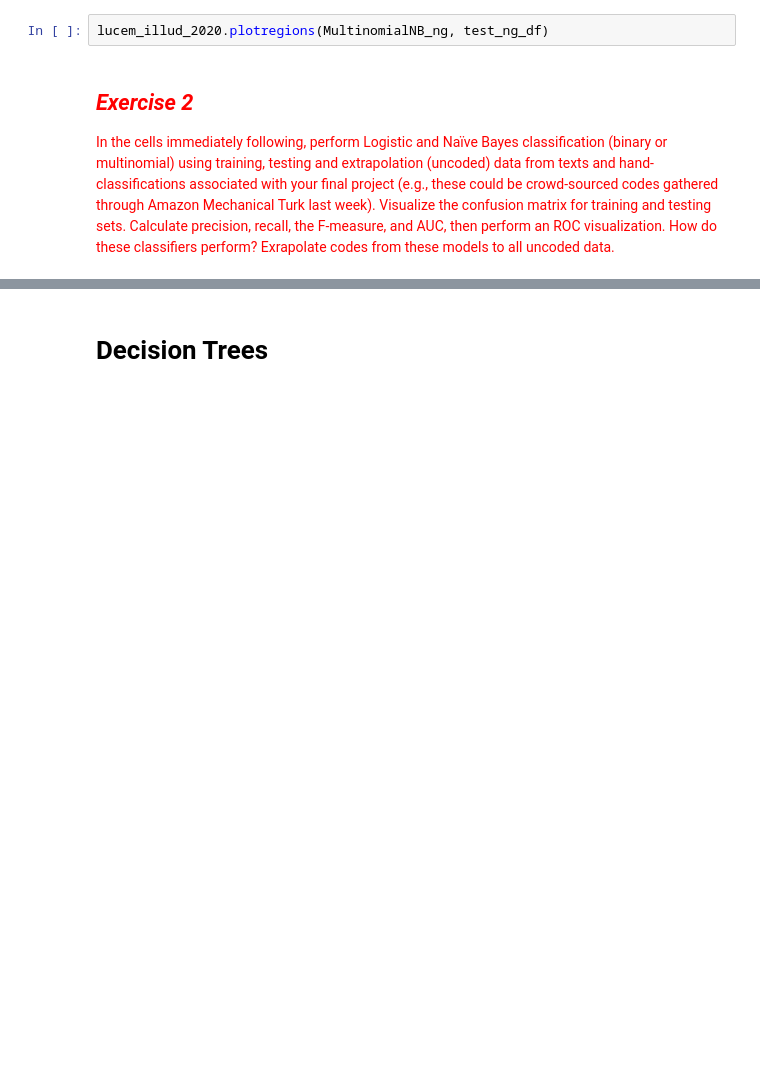
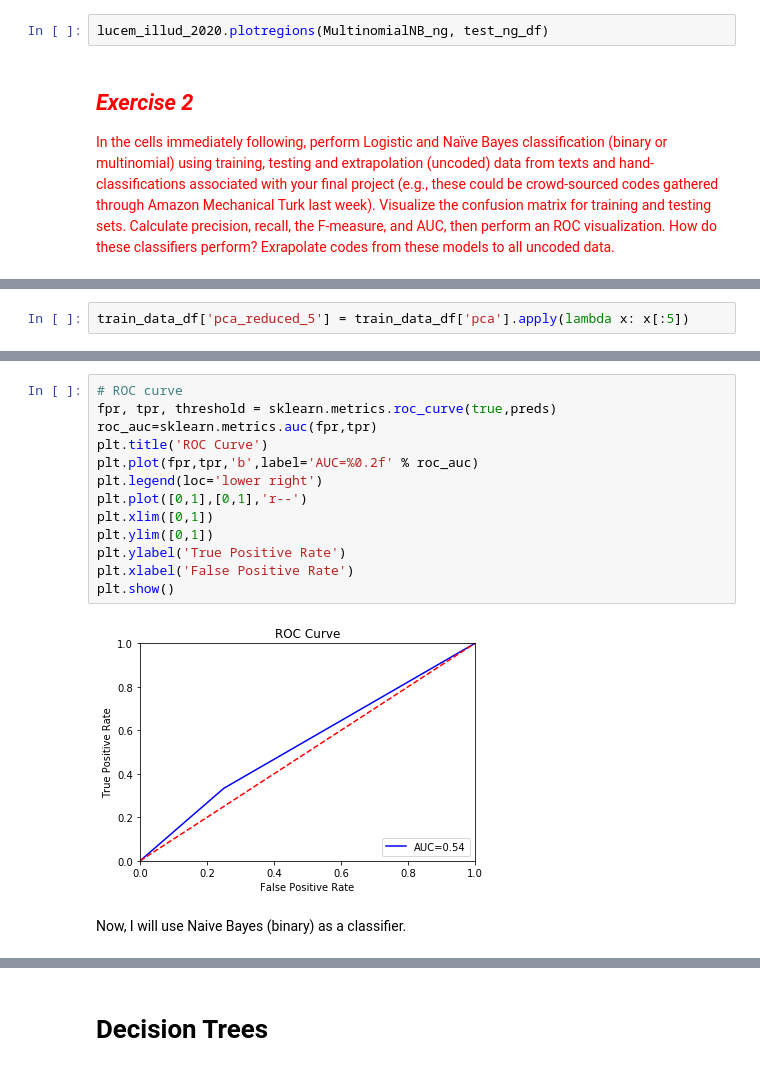
Before and after one commit to laurenjli/Content-Analysis-2020, a Jupyter notebook: week-3/3-Classification.ipynb, the cells around one changed output, grey strips where cells are left out. Cells and saved outputs as stored; diff of their text form; blank space fills up the shorter version.

```diff
--- a/week-3/3-Classification.ipynb
+++ b/week-3/3-Classification.ipynb
@@ -829,0 +828,2 @@ lucem_illud_2020.plotMultiROC(MultinomialNB_ng, test_ng_df)
+# %%
+train_data_df['pca_reduced_5'] = train_data_df['pca'].apply(lambda x: x[:5])
@@ -829,0 +918,17 @@ lucem_illud_2020.plotMultiROC(MultinomialNB_ng, test_ng_df)
+# %%
+# ROC curve
+fpr, tpr, threshold = sklearn.metrics.roc_curve(true,preds)
+roc_auc=sklearn.metrics.auc(fpr,tpr)
+plt.title('ROC Curve')
+plt.plot(fpr,tpr,'b',label='AUC=%0.2f' % roc_auc)
+plt.legend(loc='lower right')
+plt.plot([0,1],[0,1],'r--')
+plt.xlim([0,1])
+plt.ylim([0,1])
+plt.ylabel('True Positive Rate')
+plt.xlabel('False Positive Rate')
+plt.show()
+# %% [output]
+[figure, added]
+# %% [markdown]
+Now, I will use Naive Bayes (binary) as a classifier.
```
Also changed, not shown: parts of 75 cells of this notebook.
